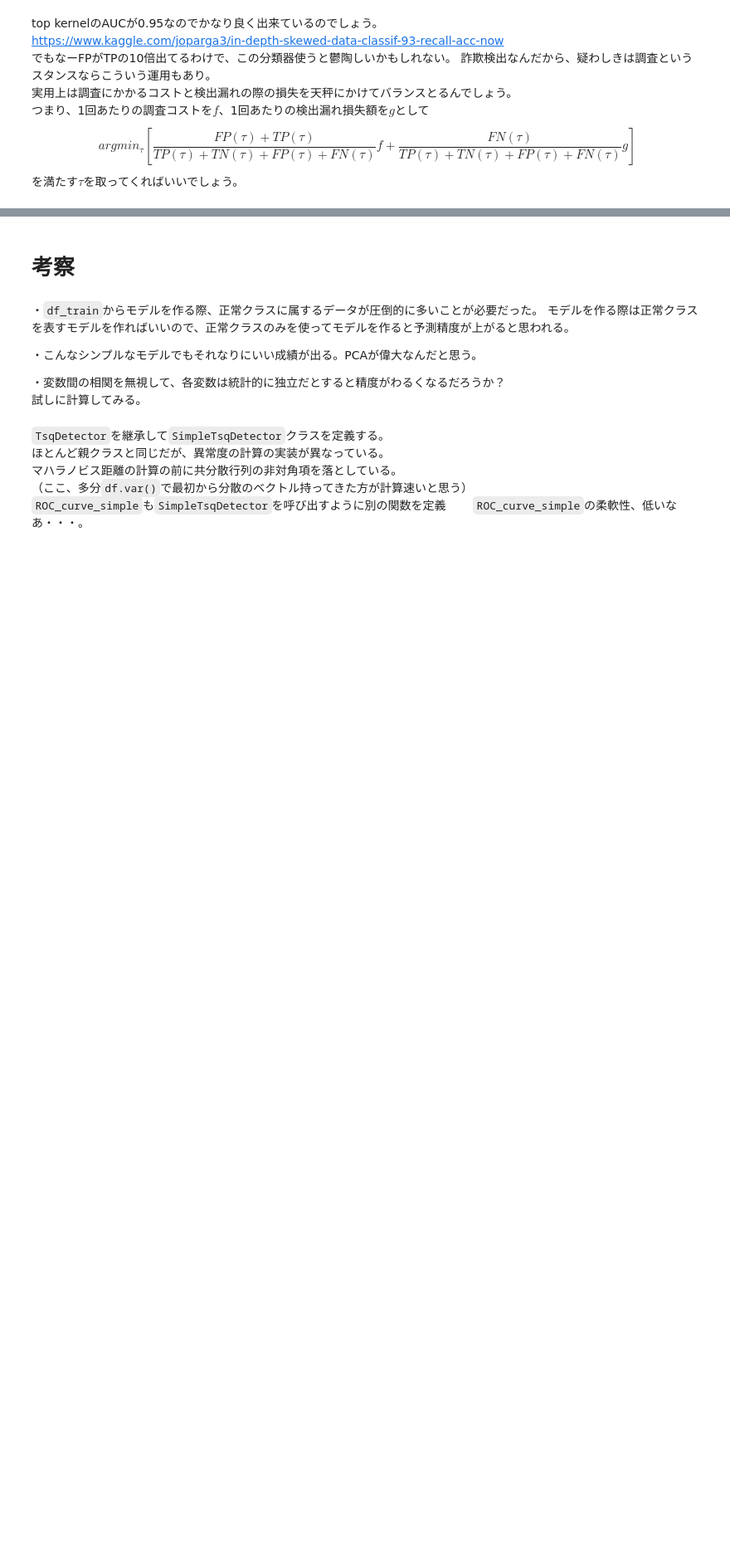
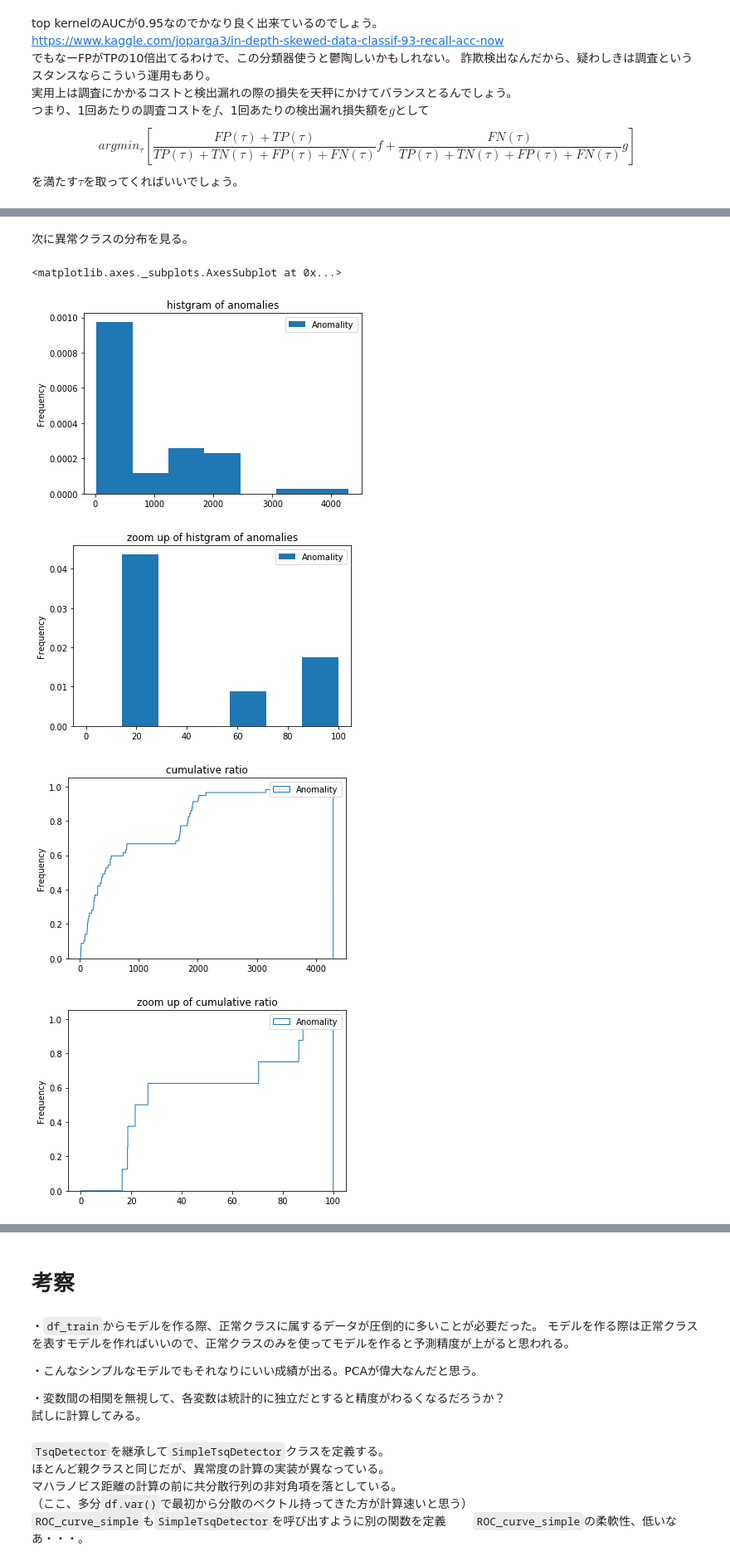
Before and after one commit to nagiton/anomaly_detection, a Jupyter notebook: T-sq_method.ipynb, the cells around one changed output, grey strips where cells are left out. Shown at 83% size. Cells and saved outputs as stored; diff of their text form; code cells hidden in the pictures; blank space fills up the shorter version.

Commit message:
add histgram

```diff
--- a/T-sq_method.ipynb
+++ b/T-sq_method.ipynb
@@ -378,0 +410,22 @@ $$
+# %% [markdown]
+次に異常クラスの分布を見る。
+# %%
+df_result_groupby = df_result.groupby("Grand truth")
+df_result_fraud = df_result_groupby.get_group(1)
+df_result_fraud.plot(kind='hist', y="Anomality" , bins=int(np.sqrt(len(df_result_fraud))),
+                     density=True, title="histgram of anomalies")
+
+df_result_fraud.plot(kind='hist', y="Anomality" , bins=int(np.sqrt(len(df_result_fraud))),
+                     density=True, title="zoom up of histgram of anomalies", range=(0,100))
+
+df_result_fraud.plot(kind='hist', y="Anomality" , bins=5000,
+               cumulative=True,histtype='step',density=True, title="cumulative ratio")
+
+df_result_fraud.plot(kind='hist', y="Anomality" , bins=5000,
+               cumulative=True,histtype='step',density=True,range=(0,100),title="zoom up of cumulative ratio")
+# %% [output]
+<matplotlib.axes._subplots.AxesSubplot at 0x...>
+[figure, added]
+[figure, added]
+[figure, added]
+[figure, added]
```
Also changed, not shown: parts of 10 cells of this notebook.
